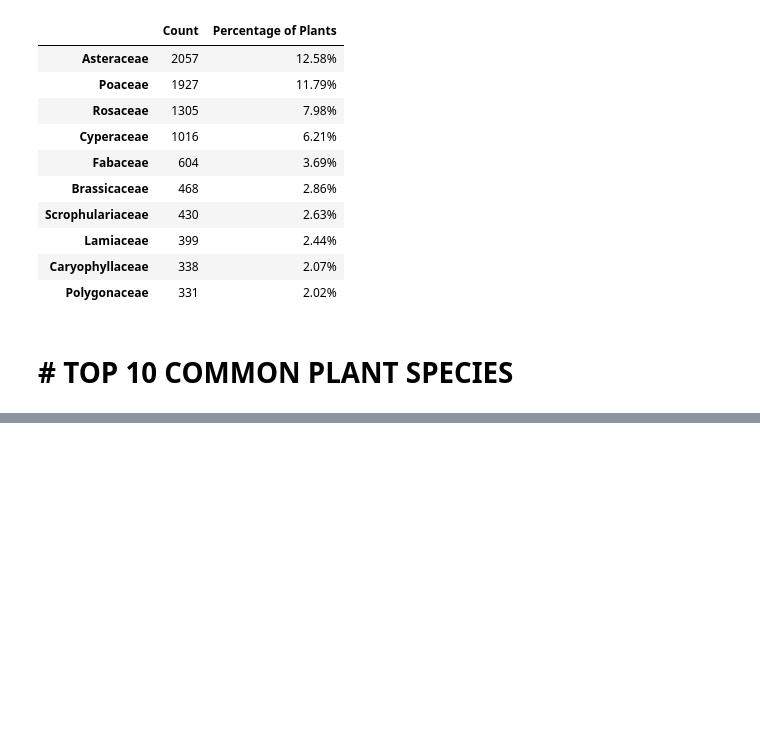
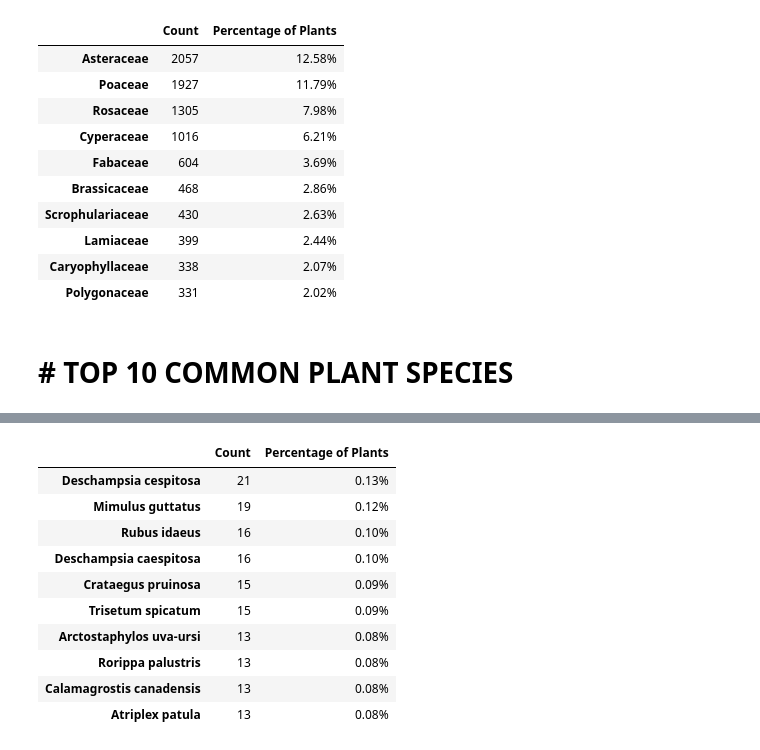
Before and after one commit to RuthLD/State_Plant_Analysis, a Jupyter notebook: State_Analysis_NY.ipynb, the cells around one changed output, grey strips where cells are left out. Drawn from its saved outputs; the diff is of its cells as text; code cells hidden in the pictures; blank space fills up the shorter version.

```diff
--- a/State_Analysis_NY.ipynb
+++ b/State_Analysis_NY.ipynb
@@ -137,0 +168,20 @@ TypeError: unhashable type: 'list'
+# %%
+# Get the scientific name information into a new DataFrame.
+sci_name_df = pd.DataFrame({"Count": sci_name_data,
+                         "Percentage of Plants": sci_name_percentage})
+# Format the columns.
+sci_name_df["Percentage of Plants"] = sci_name_df["Percentage of Plants"].map("{:,.2f}%".format)
+
+sci_name_df.head(10)
+# %% [output]
+|  | Count | Percentage of Plants |
+| Deschampsia cespitosa | 21 | 0.13% |
+| Mimulus guttatus | 19 | 0.12% |
+| Rubus idaeus | 16 | 0.10% |
+| Deschampsia caespitosa | 16 | 0.10% |
+| Crataegus pruinosa | 15 | 0.09% |
+| Trisetum spicatum | 15 | 0.09% |
+| Arctostaphylos uva-ursi | 13 | 0.08% |
+| Rorippa palustris | 13 | 0.08% |
+| Calamagrostis canadensis | 13 | 0.08% |
+| Atriplex patula | 13 | 0.08% |
```
Also changed, not shown: parts of 10 cells of this notebook, 3 other files.
